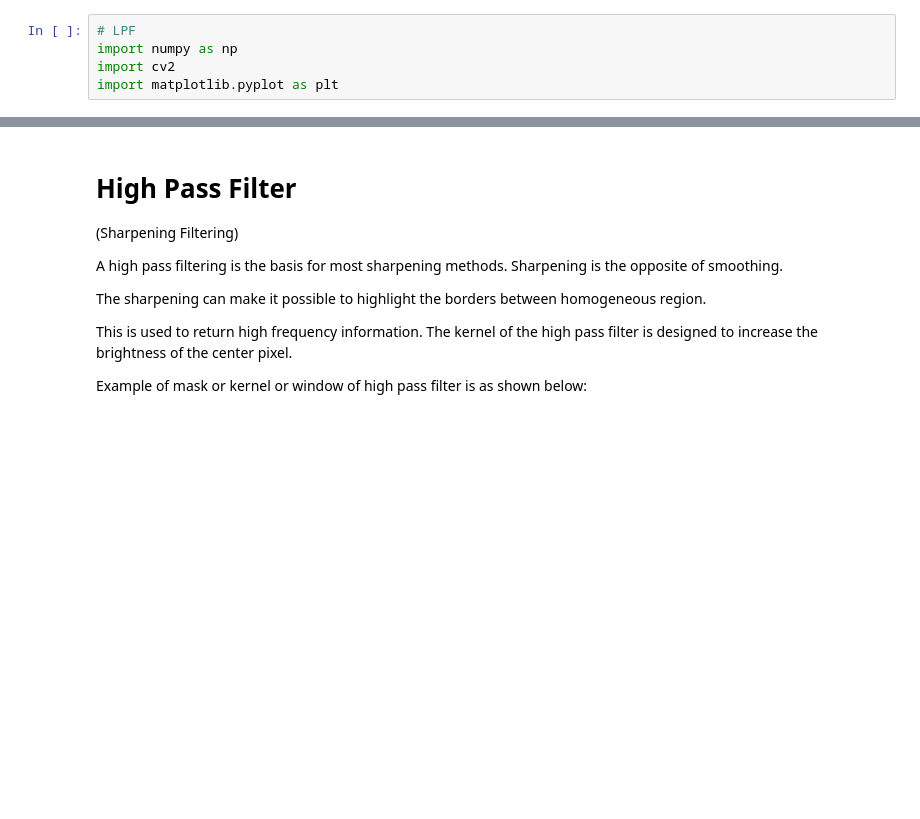
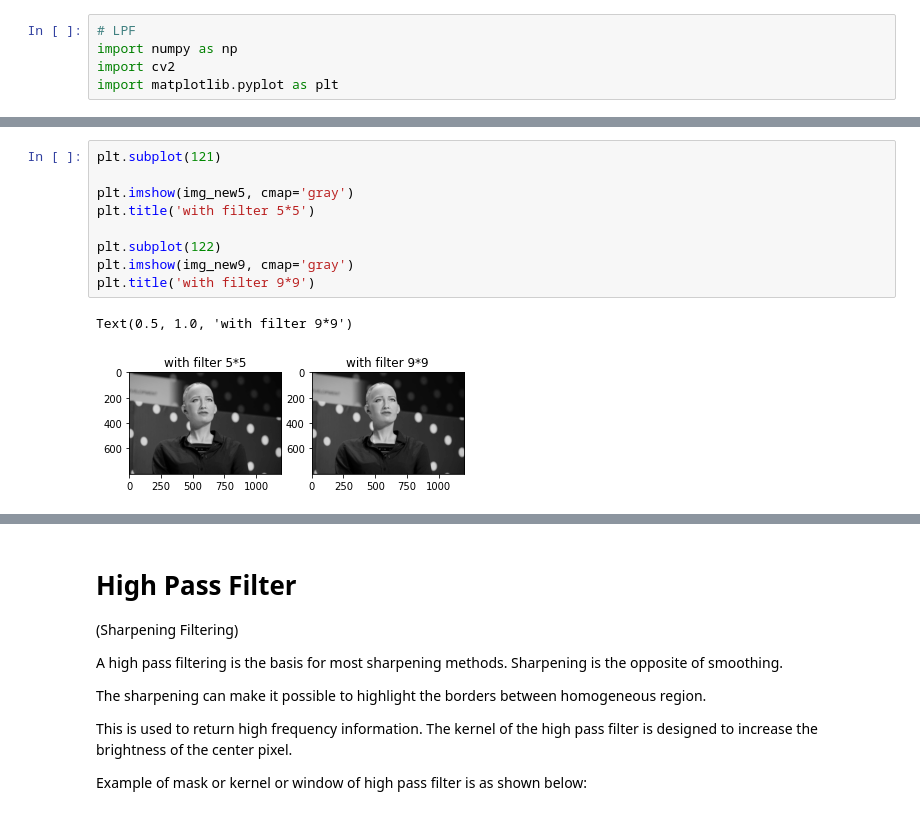
Before and after one commit to KhomZ/image-processing-and-pattern-recognition, a Jupyter notebook: IPPR/lab-tasks/Lab2/khom_171347_lab2_assignment.ipynb, the cells around one changed output, grey strips where cells are left out. Cells and saved outputs as stored; diff of their text form; blank space fills up the shorter version.

```diff
--- a/IPPR/lab-tasks/Lab2/khom_171347_lab2_assignment.ipynb
+++ b/IPPR/lab-tasks/Lab2/khom_171347_lab2_assignment.ipynb
@@ -95 +143,13 @@ plt.imshow(img1)
+# %%
+plt.subplot(121)
+
+plt.imshow(img_new5, cmap='gray')
+plt.title('with filter 5*5')
+
+plt.subplot(122)
+plt.imshow(img_new9, cmap='gray')
+plt.title('with filter 9*9')
+# %% [output]
+Text(0.5, 1.0, 'with filter 9*9')
+[figure, added]
 # %%
```
Also changed, not shown: parts of 11 cells of this notebook, 3 other files.
